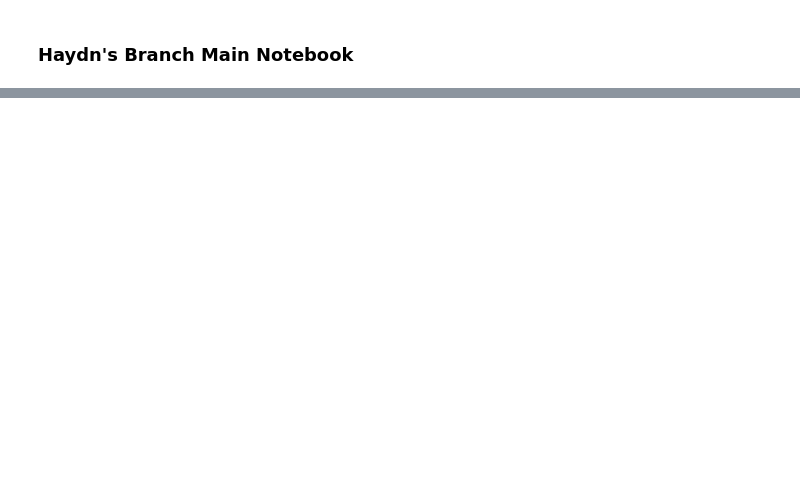
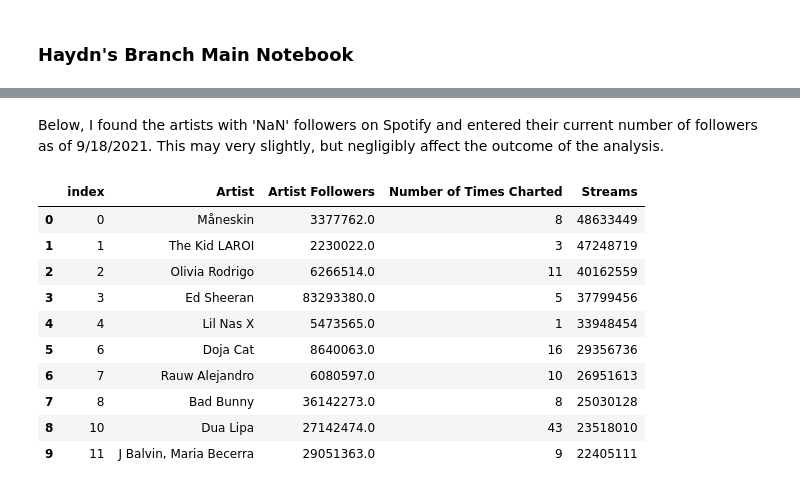
Before and after one commit to saharthejamal/project_one, a Jupyter notebook: Haydn-code.ipynb, the cells around one changed output, grey strips where cells are left out. Drawn from its saved outputs; the diff is of its cells as text; code cells hidden in the pictures; blank space fills up the shorter version.

```diff
--- a/Haydn-code.ipynb
+++ b/Haydn-code.ipynb
@@ -121,0 +169,22 @@ plt.bar(x_axis,top_20_artists,alpha=1,align="center")
+# %%
+# number of times charted vs artist followers
+
+artist_data_df = top200_df.loc[:, ['Artist','Artist Followers','Number of Times Charted','Streams']]
+
+artist_data_df.drop_duplicates(inplace=True)
+artist_data_df.drop_duplicates(subset=['Artist'],inplace=True)
+artist_data_df.head()
+artist_data_df['Artist Followers'] = artist_data_df['Artist Followers'].str.replace(' ','')
+artist_data_df['Artist Followers'] = artist_data_df['Artist Followers'].str.replace('"', '')
+artist_data_df['Artist Followers'] = artist_data_df['Artist Followers'].str.replace(',', '')
+artist_data_df['Artist Followers'] = artist_data_df['Artist Followers'].apply(pd.to_numeric)
+artist_data_df['Streams'] = artist_data_df['Streams'].str.replace(' ','')
+artist_data_df['Streams'] = artist_data_df['Streams'].str.replace('"', '')
+artist_data_df['Streams'] = artist_data_df['Streams'].str.replace(',', '')
+artist_data_df['Streams'] = artist_data_df['Streams'].apply(pd.to_numeric)
+artist_data_df.head()
+
+artist_data_df = artist_data_df.reset_index()
+
+# artist_followers_df = artist_followers_df.sort_values(by=['Artist Followers'],ascending=False).reset_index()
+artist_data_df.head()
@@ -121,0 +198,22 @@ plt.bar(x_axis,top_20_artists,alpha=1,align="center")
+# %% [markdown]
+Below, I found the artists with 'NaN' followers on Spotify and entered their current number of followers as of 9/18/2021. This may very slightly, but negligibly affect the outcome of the analysis.
+# %%
+artist_data_df.at[710,'Artist Followers']=2329595.0
+artist_data_df.at[711,'Artist Followers']=654062.0
+artist_data_df.at[712,'Artist Followers']=556390.0
+artist_data_df.at[713,'Artist Followers']=295238.0
+artist_data_df.at[714,'Artist Followers']=3673189.0
+artist_data_df.at[715,'Artist Followers']=703373.0
+artist_data_df.head(10)
+# %% [output]
+|  | index | Artist | Artist Followers | Number of Times Charted | Streams |
+| 0 | 0 | Måneskin | 3377762.0 | 8 | 48633449 |
+| 1 | 1 | The Kid LAROI | 2230022.0 | 3 | 47248719 |
+| 2 | 2 | Olivia Rodrigo | 6266514.0 | 11 | 40162559 |
+| 3 | 3 | Ed Sheeran | 83293380.0 | 5 | 37799456 |
+| 4 | 4 | Lil Nas X | 5473565.0 | 1 | 33948454 |
+| 5 | 6 | Doja Cat | 8640063.0 | 16 | 29356736 |
+| 6 | 7 | Rauw Alejandro | 6080597.0 | 10 | 26951613 |
+| 7 | 8 | Bad Bunny | 36142273.0 | 8 | 25030128 |
+| 8 | 10 | Dua Lipa | 27142474.0 | 43 | 23518010 |
+| 9 | 11 | J Balvin, Maria Becerra | 29051363.0 | 9 | 22405111 |
```
Also changed, not shown: parts of 15 cells of this notebook, 4 other files.
